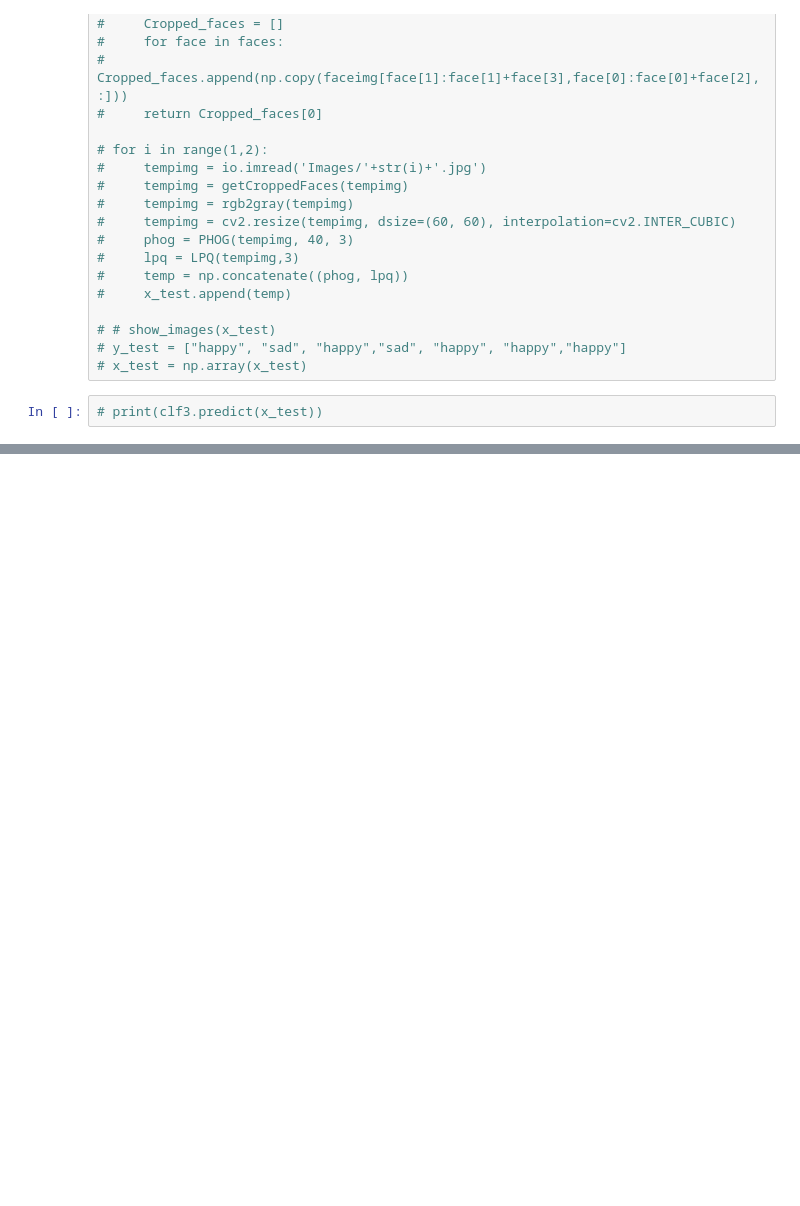
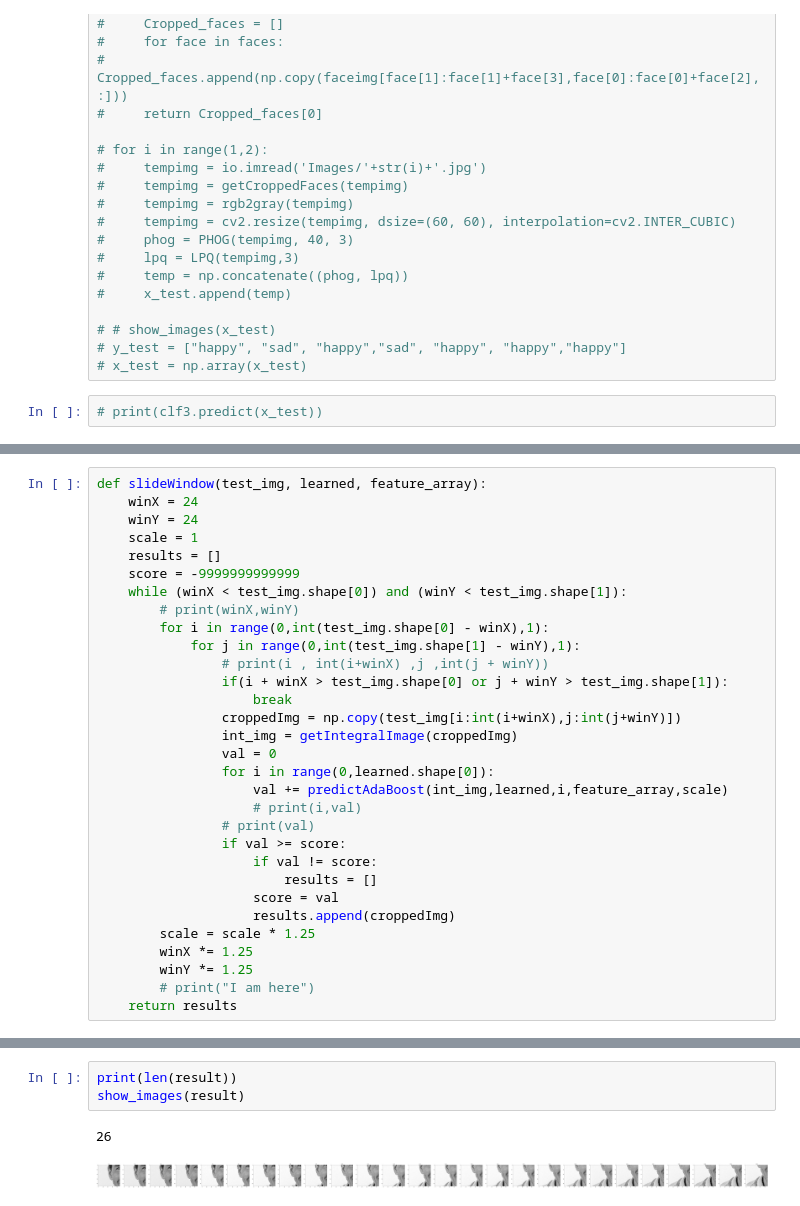
Before and after one commit to ammaryassereng/ImageProcessing_emotionDetection, a Jupyter notebook: Training.ipynb, the cells around one changed output, grey strips where cells are left out. Saved outputs shown, nothing was run; the diff lists cells and outputs as text; blank space fills up the shorter version.

```diff
--- a/Training.ipynb
+++ b/Training.ipynb
@@ -191,0 +471,31 @@ print(f'Accuracy when using only PHOG: {acc} %')
+# %%
+def slideWindow(test_img, learned, feature_array):
+    winX = 24
+    winY = 24
+    scale = 1
+    results = []
+    score = -9999999999999
+    while (winX < test_img.shape[0]) and (winY < test_img.shape[1]):
+        # print(winX,winY)
+        for i in range(0,int(test_img.shape[0] - winX),1):
+            for j in range(0,int(test_img.shape[1] - winY),1):
+                # print(i , int(i+winX) ,j ,int(j + winY))
+                if(i + winX > test_img.shape[0] or j + winY > test_img.shape[1]):
+                    break
+                croppedImg = np.copy(test_img[i:int(i+winX),j:int(j+winY)])
+                int_img = getIntegralImage(croppedImg)
+                val = 0
+                for i in range(0,learned.shape[0]):
+                    val += predictAdaBoost(int_img,learned,i,feature_array,scale)
+                    # print(i,val)
+                # print(val)
+                if val >= score:
+                    if val != score:
+                        results = []
+                    score = val
+                    results.append(croppedImg)
+        scale = scale * 1.25
+        winX *= 1.25
+        winY *= 1.25
+        # print("I am here")
+    return results
@@ -191,0 +519,6 @@ print(f'Accuracy when using only PHOG: {acc} %')
+# %%
+print(len(result))
+show_images(result)
+# %% [output]
+26
+[figure, added]
```
Also changed, not shown: parts of 26 cells of this notebook, 4 other files.
